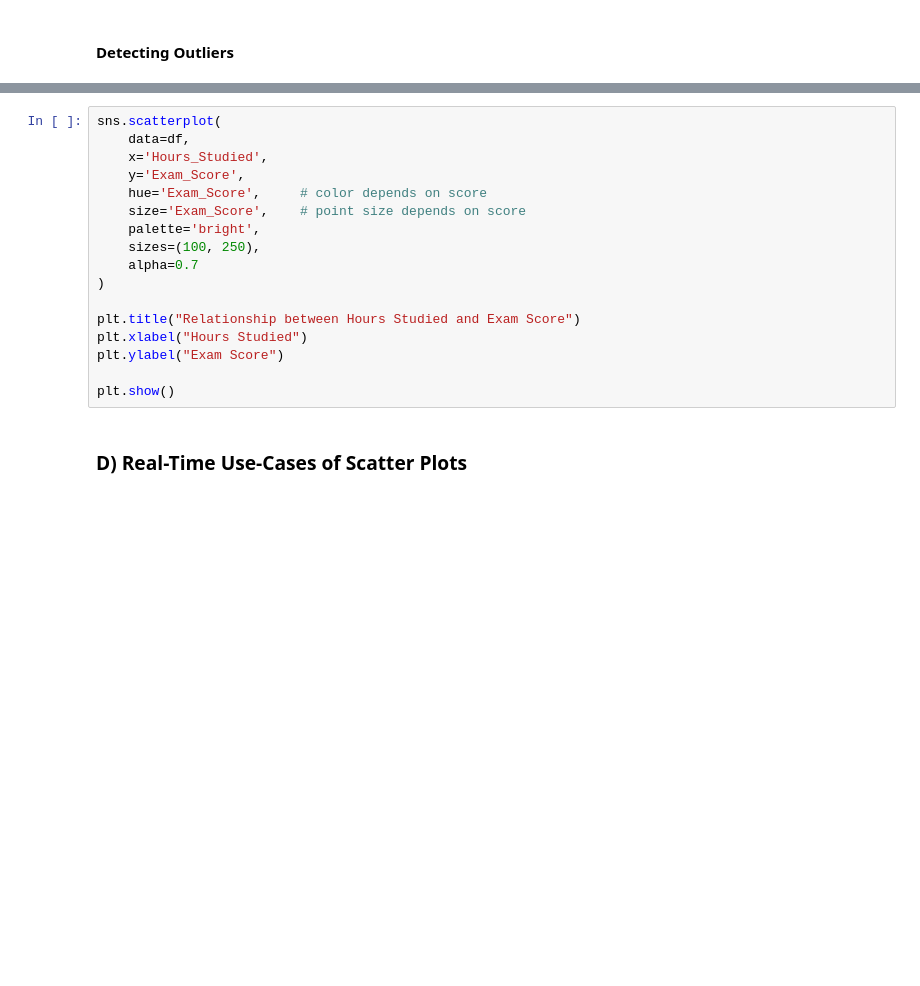
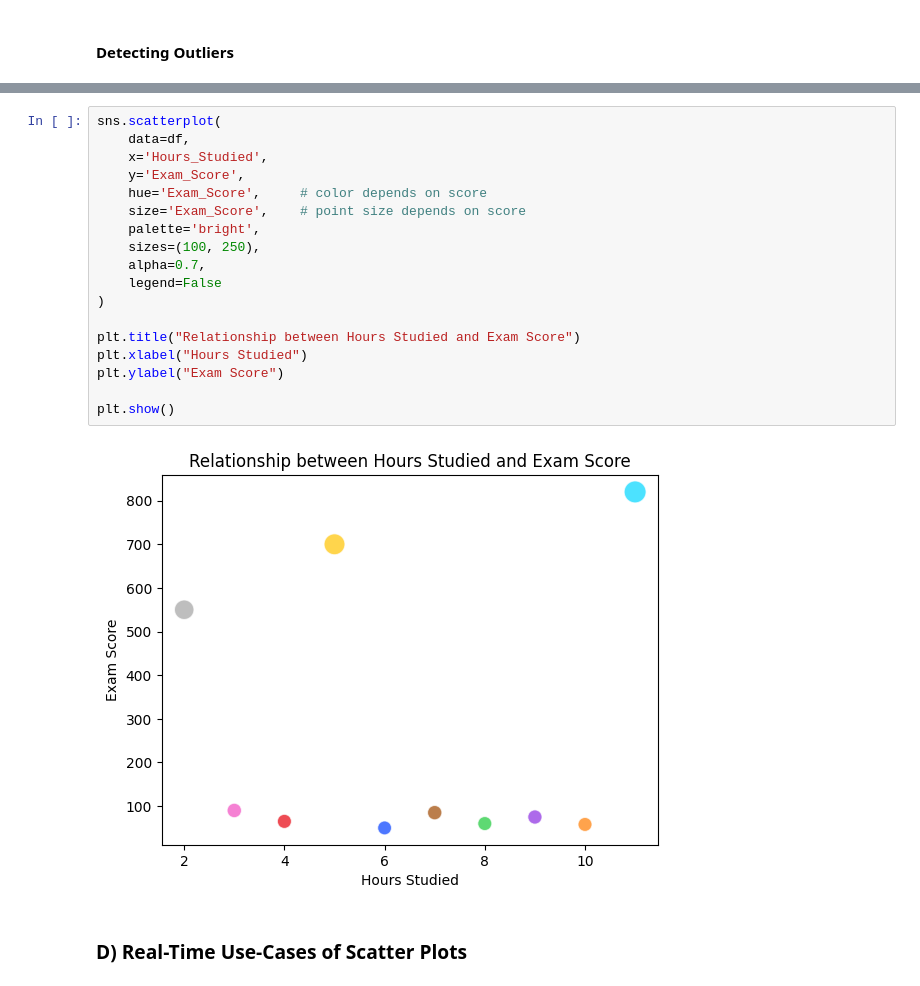
Before and after one commit to pravinsinghmanh/python-lib, a Jupyter notebook: 3. Exploring Matplotlib and Seaborn.ipynb, the cells around one changed output, grey strips where cells are left out. Saved outputs shown, nothing was run; the diff lists cells and outputs as text; blank space fills up the shorter version.

```diff
--- a/3. Exploring Matplotlib and Seaborn.ipynb
+++ b/3. Exploring Matplotlib and Seaborn.ipynb
@@ -1067,20 +1076,23 @@ df.head()
 # %%
 sns.scatterplot(
     data=df,
     x='Hours_Studied',
     y='Exam_Score',
     hue='Exam_Score',     # color depends on score
     size='Exam_Score',    # point size depends on score
     palette='bright',
     sizes=(100, 250),
-    alpha=0.7
+    alpha=0.7,
+    legend=False
 )
 
 plt.title("Relationship between Hours Studied and Exam Score")
 plt.xlabel("Hours Studied")
 plt.ylabel("Exam Score")
 
 plt.show()
+# %% [output]
+[figure, added]
 # %% [markdown]
 ### **D) Real-Time Use-Cases of Scatter Plots**
 # %% [markdown]
```
Also changed, not shown: parts of 75 cells of this notebook, 1 other file.
